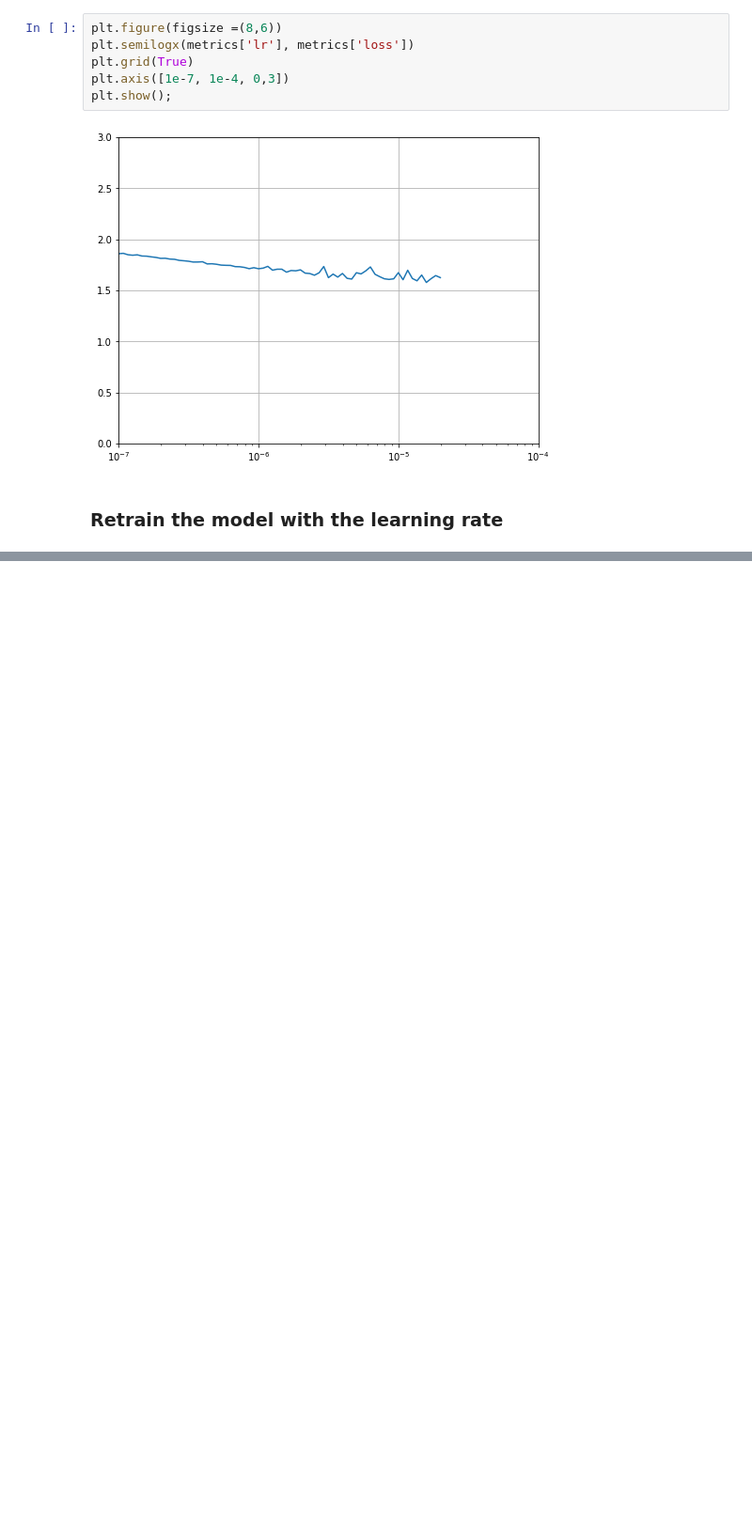
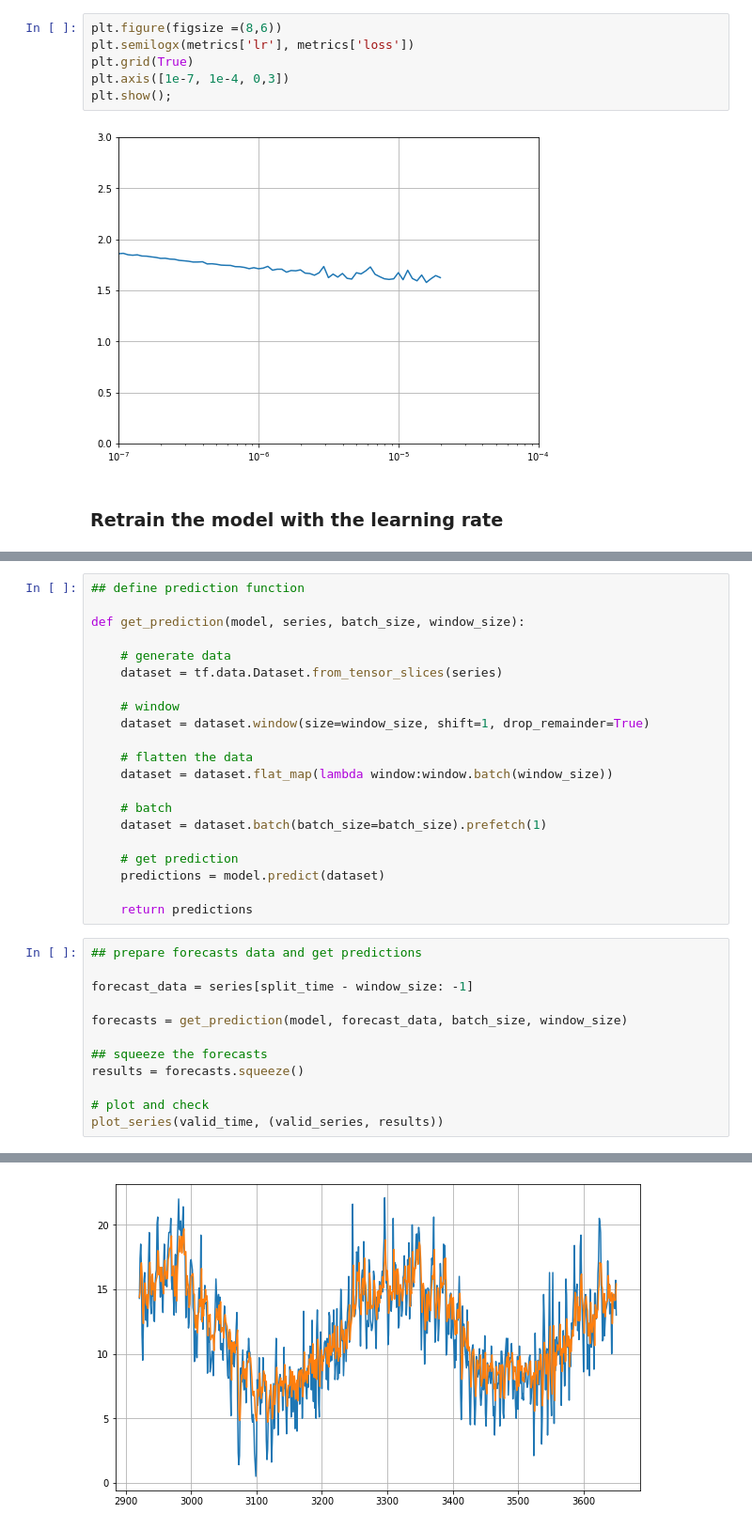
Before and after one commit to budhajitRoy/My_Projects, a Jupyter notebook: Temperature_Prediction_TimeSeries/Temperature_Prediction.ipynb, the cells around one changed output, grey strips where cells are left out. Shown at 94% size. Saved outputs shown, nothing was run; the diff lists cells and outputs as text; blank space fills up the shorter version.

Commit message:
Temperature Prediction final commit

```diff
--- a/Temperature_Prediction_TimeSeries/Temperature_Prediction.ipynb
+++ b/Temperature_Prediction_TimeSeries/Temperature_Prediction.ipynb
@@ -320,0 +388,34 @@ plt.show();
+# %%
+## define prediction function
+
+def get_prediction(model, series, batch_size, window_size):
+
+    # generate data
+    dataset = tf.data.Dataset.from_tensor_slices(series)
+
+    # window
+    dataset = dataset.window(size=window_size, shift=1, drop_remainder=True)
+
+    # flatten the data
+    dataset = dataset.flat_map(lambda window:window.batch(window_size))
+
+    # batch
+    dataset = dataset.batch(batch_size=batch_size).prefetch(1)
+
+    # get prediction
+    predictions = model.predict(dataset)
+
+    return predictions
+# %%
+## prepare forecasts data and get predictions
+
+forecast_data = series[split_time - window_size: -1]
+
+forecasts = get_prediction(model, forecast_data, batch_size, window_size)
+
+## squeeze the forecasts
+results = forecasts.squeeze()
+
+# plot and check
+plot_series(valid_time, (valid_series, results))
+# %% [output]
@@ -320,0 +423 @@ plt.show();
+[figure, added]
```
Also changed, not shown: parts of 10 cells of this notebook.
